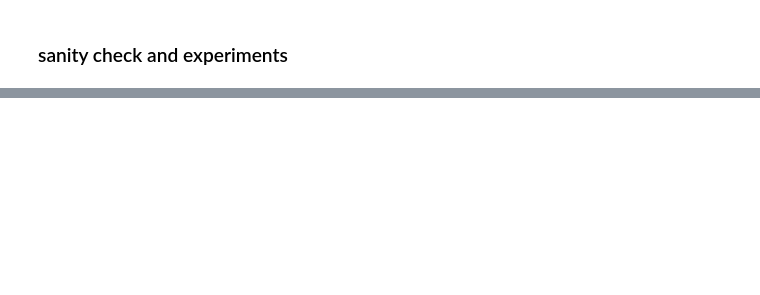
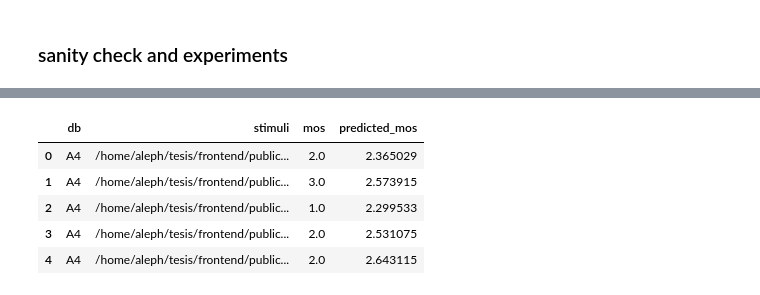
Before and after one commit to asosawelford/tesis, a Jupyter notebook: classifier/simple_mlp.ipynb, the cells around one changed output, grey strips where cells are left out. Drawn from its saved outputs; the diff is of its cells as text; code cells hidden in the pictures; blank space fills up the shorter version.

```diff
--- a/classifier/simple_mlp.ipynb
+++ b/classifier/simple_mlp.ipynb
@@ -468,0 +526,17 @@ Predicted MOS Score: 1.737671971321106
+# %%
+# evaluate the model with pearson correlation an MSE
+from sklearn.metrics import mean_absolute_error, mean_squared_error, r2_score
+import pandas as pd
+import matplotlib.pyplot as plt
+import seaborn as sns
+
+# Load the predictions CSV file
+predictions_df = pd.read_csv("/home/aleph/tesis/classifier/test_set_predictions.csv")
+predictions_df.head()
+# %% [output]
+|  | db | stimuli | mos | predicted_mos |
+| 0 | A4 | /home/aleph/tesis/frontend/public... | 2.0 | 2.365029 |
+| 1 | A4 | /home/aleph/tesis/frontend/public... | 3.0 | 2.573915 |
+| 2 | A4 | /home/aleph/tesis/frontend/public... | 1.0 | 2.299533 |
+| 3 | A4 | /home/aleph/tesis/frontend/public... | 2.0 | 2.531075 |
+| 4 | A4 | /home/aleph/tesis/frontend/public... | 2.0 | 2.643115 |
```
Also changed, not shown: parts of 9 cells of this notebook, 2 other files.
